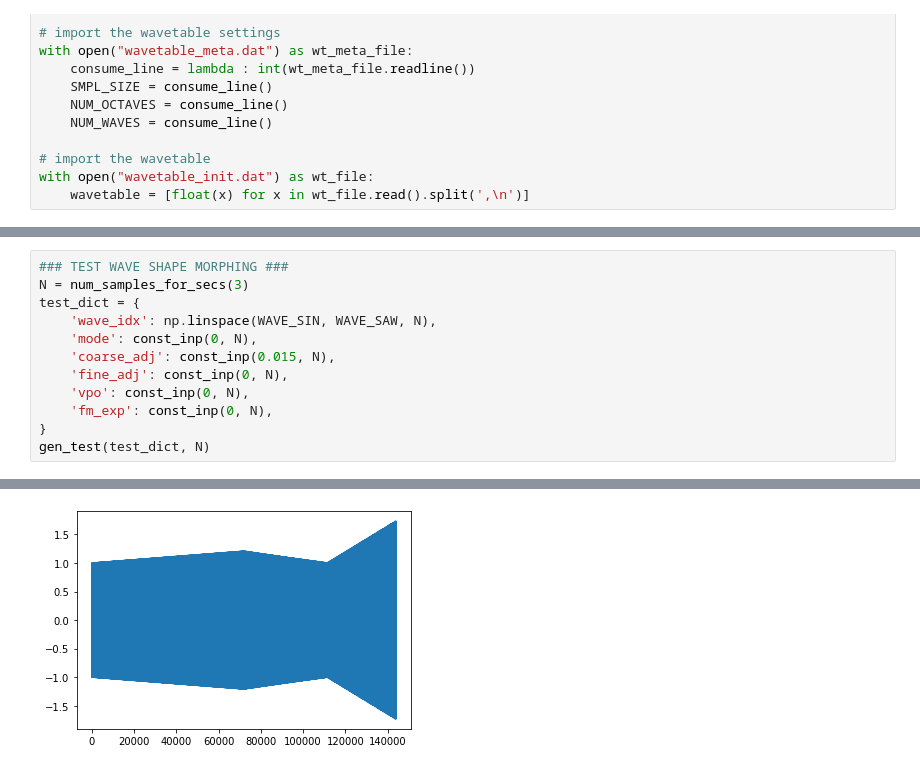
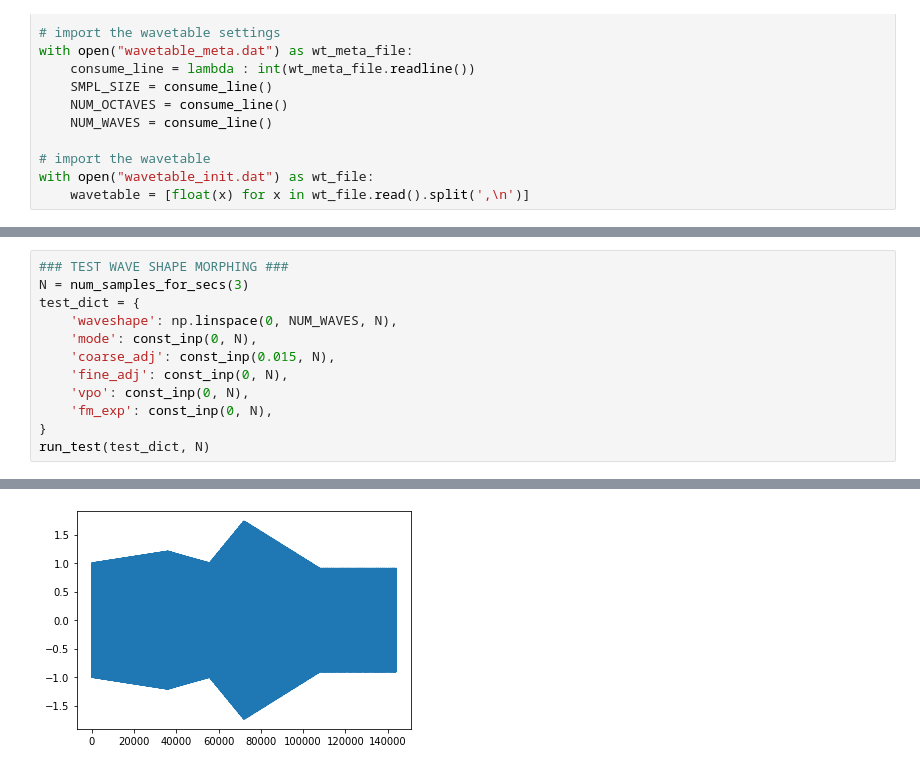
Before and after one commit to ltrooney/diy-synth, a Jupyter notebook: vclfo/code/python/vclfo.ipynb, the cells around one changed output, grey strips where cells are left out. Saved outputs shown, nothing was run; the diff lists cells and outputs as text.

```diff
--- a/vclfo/code/python/vclfo.ipynb
+++ b/vclfo/code/python/vclfo.ipynb
@@ -262,15 +287,15 @@ gen_test(test_dict, N, plot=False)
 # %%
 ### TEST WAVE SHAPE MORPHING ###
 N = num_samples_for_secs(3)
 test_dict = {
-    'wave_idx': np.linspace(WAVE_SIN, WAVE_SAW, N),
+    'waveshape': np.linspace(0, NUM_WAVES, N),
     'mode': const_inp(0, N),
     'coarse_adj': const_inp(0.015, N),
     'fine_adj': const_inp(0, N),
     'vpo': const_inp(0, N),
     'fm_exp': const_inp(0, N),
 }
-gen_test(test_dict, N)
+run_test(test_dict, N)
 # %% [output]
 [interactive output not drawn]
-[figure, old version]
+[figure, new version]
```
Also changed, not shown: parts of 7 cells of this notebook.
